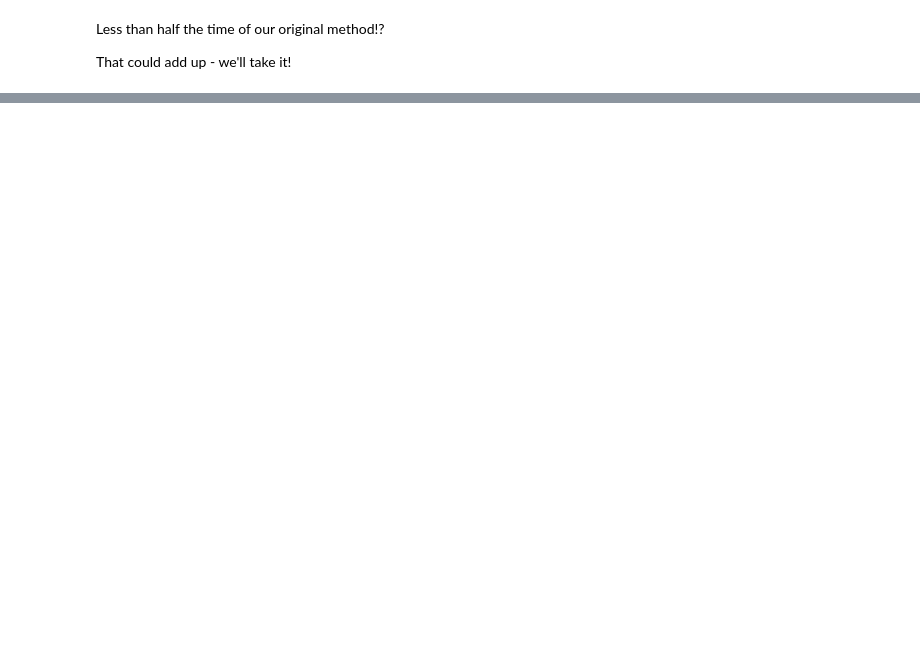
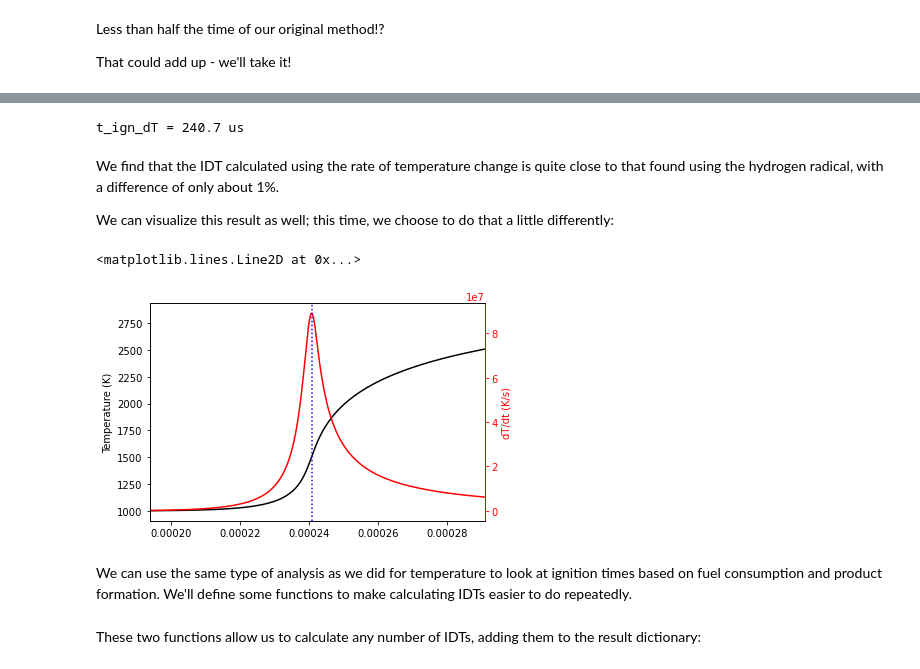
Before and after one commit to ajsusa/ME362B, a Jupyter notebook: notebooks/tutorial_2_cantera_functions.ipynb, the cells around one changed output, grey strips where cells are left out. Cells and saved outputs as stored; diff of their text form; code cells hidden in the pictures; blank space fills up the shorter version.

```diff
--- a/notebooks/tutorial_2_cantera_functions.ipynb
+++ b/notebooks/tutorial_2_cantera_functions.ipynb
@@ -528,0 +749,41 @@ def new_result_dict(sln: ct.Solution, species_list=None):
+# %%
+dT = np.diff(results['T'])
+dt = np.diff(results['time'])
+
+dT_dt = dT / dt
+t_mean = np.array(results['time'][:-1]) + (dt / 2)
+
+idT_max = np.argmax(dT_dt)
+t_ign_dT = t_mean[idT_max]
+
+print(f't_ign_dT = {t_ign_dT*1e6:4.1f} us')
+# %% [output]
+t_ign_dT = 240.7 us
+# %% [markdown]
+We find that the IDT calculated using the rate of temperature change is quite close to that found using the hydrogen
+ radical, with a difference of only about 1%.
+
+We can visualize this result as well; this time, we choose to do that a little differently:
+# %%
+# visualize the result
+#   first plot the raw temperature vs. time
+plt.plot(results['time'], results['T'], '-k', label='T')
+plt.ylabel('Temperature (K)')
+plt.xlim((0.8*t_ign_H, 1.2*t_ign_H))
+#   next we'll overlay a second y-axis and plot the dT/dt
+plt.twinx()
+plt.plot(t_mean, dT_dt, '-r', label='dT/dt')
+plt.ylabel('dT/dt (K/s)')
+#   the following lines just make the right axis red to match the data
+plt.gca().spines['right'].set_color('r')
+plt.gca().tick_params(axis='y', colors='r')
+plt.gca().yaxis.label.set_color('red')
+#   lastly, we'll add a vertical line marking the ignition time
+plt.axvline(t_ign_dT, label='t_ign', c='b', ls=':')
+# %% [output]
+<matplotlib.lines.Line2D at 0x...>
+[figure, added]
+# %% [markdown]
+We can use the same type of analysis as we did for temperature to look at ignition times based on fuel consumption and
+ product formation.
+We'll define some functions to make calculating IDTs easier to do repeatedly.
@@ -528,0 +822,2 @@ def new_result_dict(sln: ct.Solution, species_list=None):
+# %% [markdown]
+These two functions allow us to calculate any number of IDTs, adding them to the result dictionary:
```
Also changed, not shown: parts of 47 cells of this notebook.
